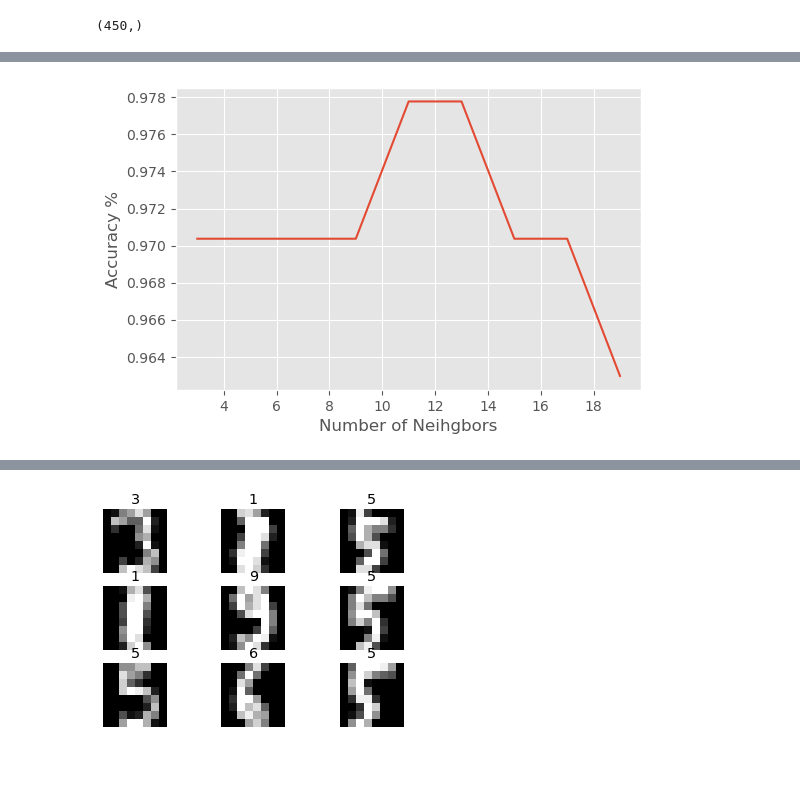
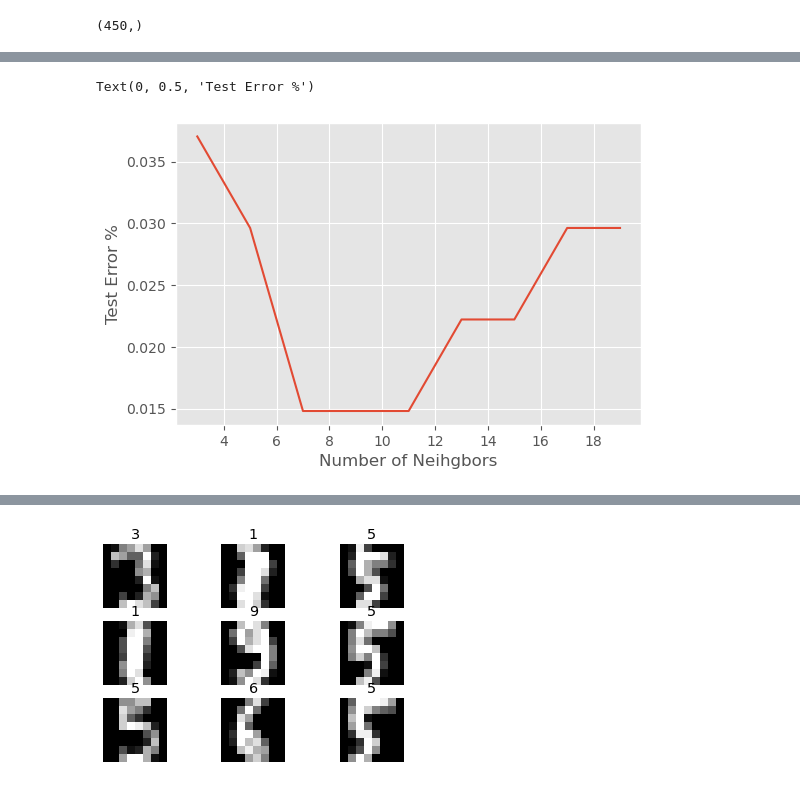
Before and after one commit to mamintoosi/DM, a Jupyter notebook: code/KNN/KNN-mnist.ipynb, the cells around one changed output, grey strips where cells are left out. Drawn from its saved outputs; the diff is of its cells as text; code cells hidden in the pictures.

```diff
--- a/code/KNN/KNN-mnist.ipynb
+++ b/code/KNN/KNN-mnist.ipynb
@@ -98,0 +99,3 @@ k=11 achieved highest accuracy of 97.78% on validation data
+# %%
+errs = [1-acc for acc in accuracies]
+errs
@@ -99,13 +112,14 @@ k=11 achieved highest accuracy of 97.78% on validation data
 # %%
 # num_k = np.arange(1, 21)
 plt.figure(dpi=100)
 plt.style.use('ggplot')
-plt.plot(kVals, accuracies)
+plt.plot(kVals, errs)
 plt.xlabel('Number of Neihgbors')
-plt.ylabel('Accuracy %')
-plt.savefig('acc_plot.png')
+plt.ylabel('Test Error %')
+# plt.savefig('err_plot.png')
 # %% [output]
+Text(0, 0.5, 'Test Error %')
-[figure, old version]
+[figure, new version]
 # %%
 # Now that I know the best value of k, re-train the classifier
 model = KNeighborsClassifier(n_neighbors=kVals[i])
```
Also changed, not shown: parts of 5 cells of this notebook, 2 other files.
